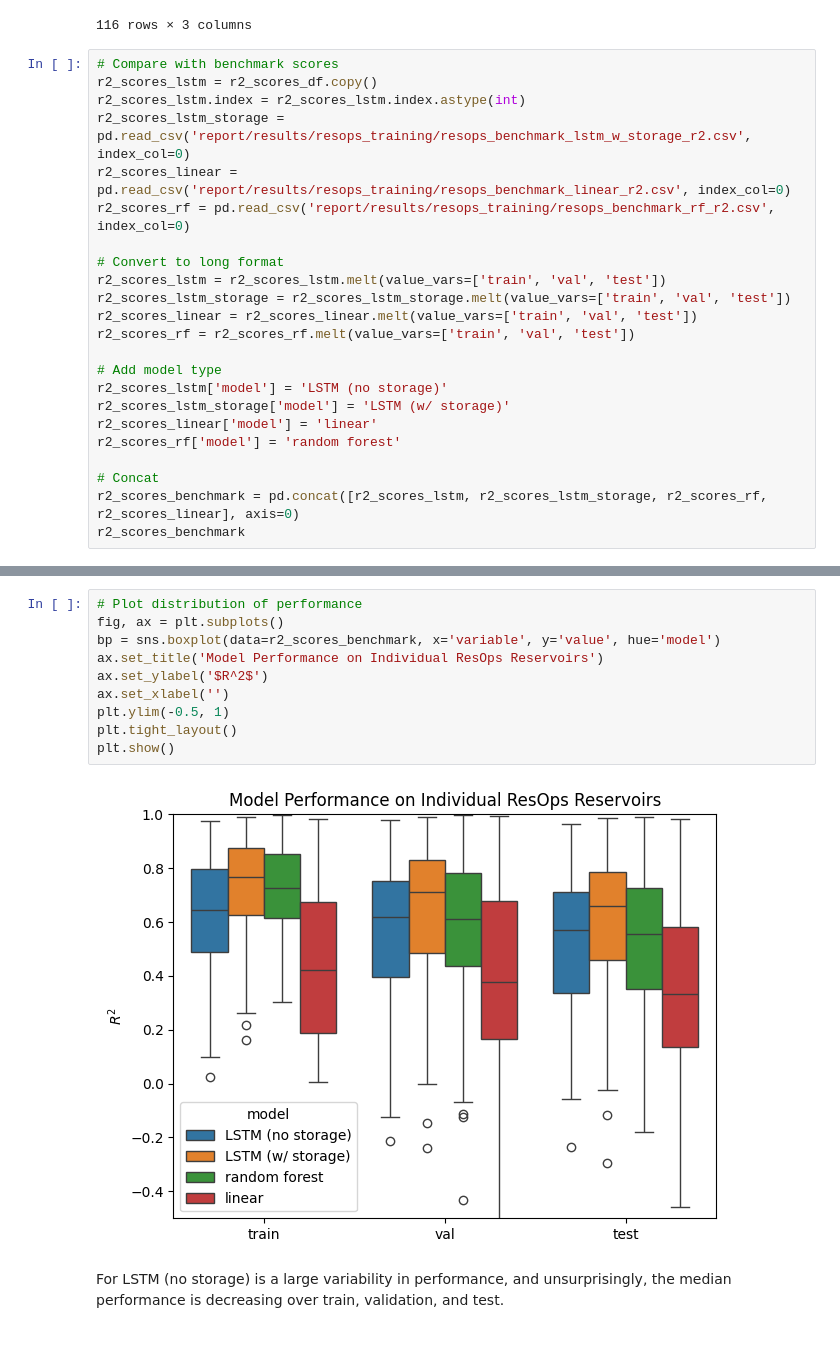
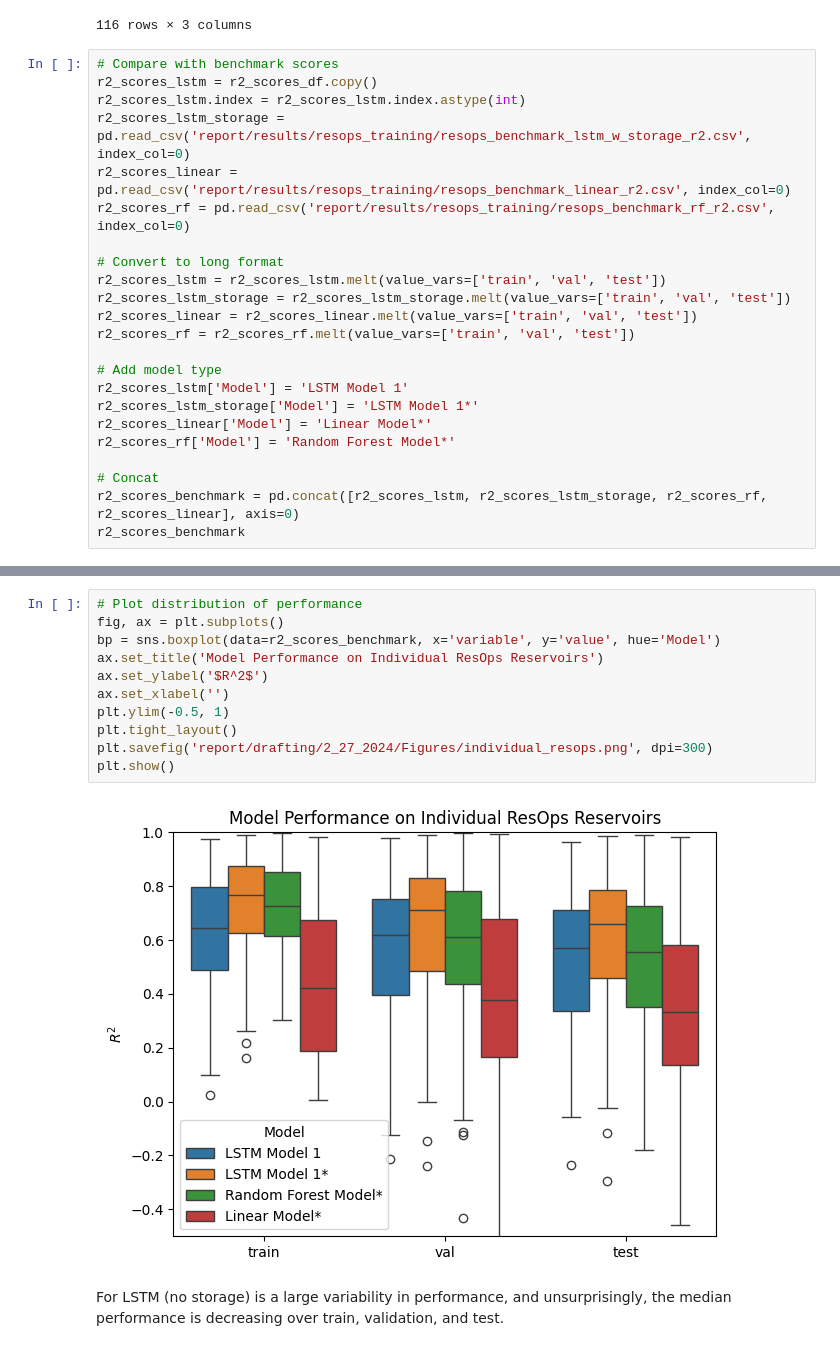
Before and after one commit to Matt2371/DL-reservoir-modeling, a Jupyter notebook: experiments/10e_resops_evaluate.ipynb, the cells around one changed output, grey strips where cells are left out. Saved outputs shown, nothing was run; the diff lists cells and outputs as text.

```diff
--- a/experiments/10e_resops_evaluate.ipynb
+++ b/experiments/10e_resops_evaluate.ipynb
@@ -68,10 +68,10 @@ r2_scores_linear = r2_scores_linear.melt(value_vars=['train', 'val', 'test'])
 r2_scores_rf = r2_scores_rf.melt(value_vars=['train', 'val', 'test'])
 
 # Add model type
-r2_scores_lstm['model'] = 'LSTM (no storage)'
-r2_scores_lstm_storage['model'] = 'LSTM (w/ storage)'
-r2_scores_linear['model'] = 'linear'
-r2_scores_rf['model'] = 'random forest'
+r2_scores_lstm['Model'] = 'LSTM Model 1'
+r2_scores_lstm_storage['Model'] = 'LSTM Model 1*'
+r2_scores_linear['Model'] = 'Linear Model*'
+r2_scores_rf['Model'] = 'Random Forest Model*'
 
 # Concat
 r2_scores_benchmark = pd.concat([r2_scores_lstm, r2_scores_lstm_storage, r2_scores_rf, r2_scores_linear], axis=0)
@@ -93,15 +93,16 @@ r2_scores_benchmark
 # %%
 # Plot distribution of performance
 fig, ax = plt.subplots()
-bp = sns.boxplot(data=r2_scores_benchmark, x='variable', y='value', hue='model')
+bp = sns.boxplot(data=r2_scores_benchmark, x='variable', y='value', hue='Model')
 ax.set_title('Model Performance on Individual ResOps Reservoirs')
 ax.set_ylabel('$R^2$')
 ax.set_xlabel('')
 plt.ylim(-0.5, 1)
 plt.tight_layout()
+plt.savefig('report/drafting/2_27_2024/Figures/individual_resops.png', dpi=300)
 plt.show()
 # %% [output]
-[figure, old version]
+[figure, new version]
 # %% [markdown]
 For LSTM (no storage) is a large variability in performance, and unsurprisingly, the median performance is decreasing over train, validation, and test.
 # %% [markdown]
```
Also changed, not shown: parts of 6 cells of this notebook, 16 other files.
